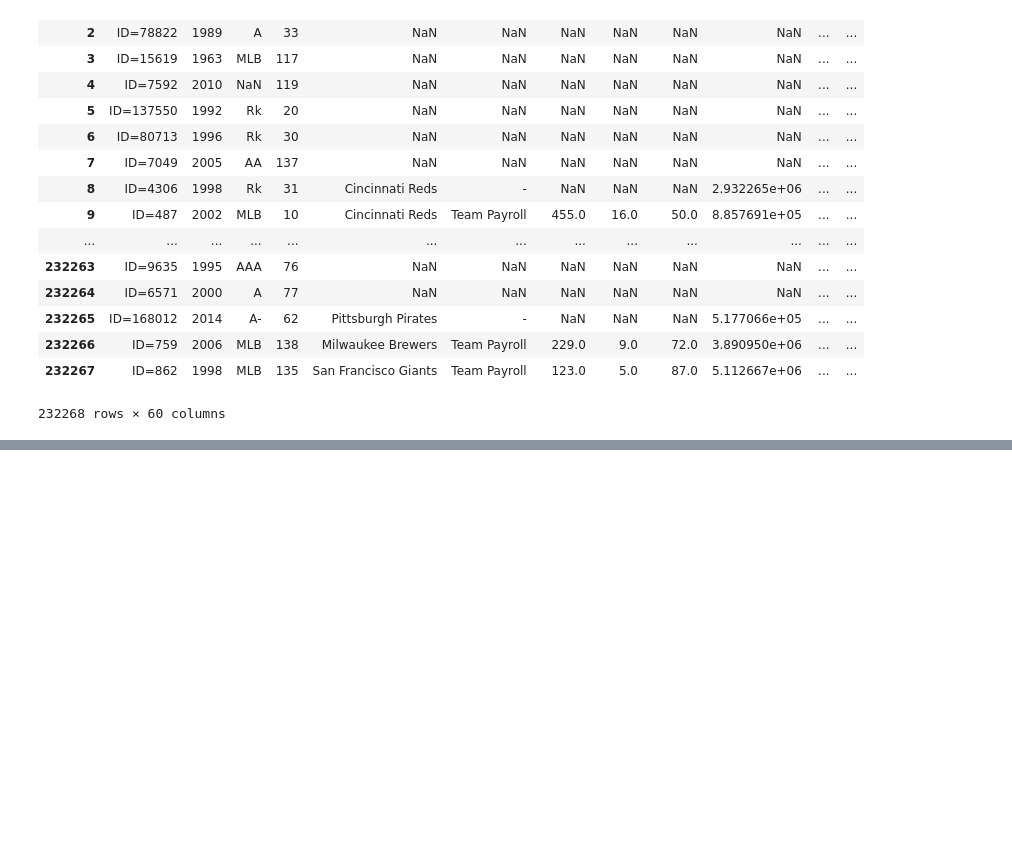
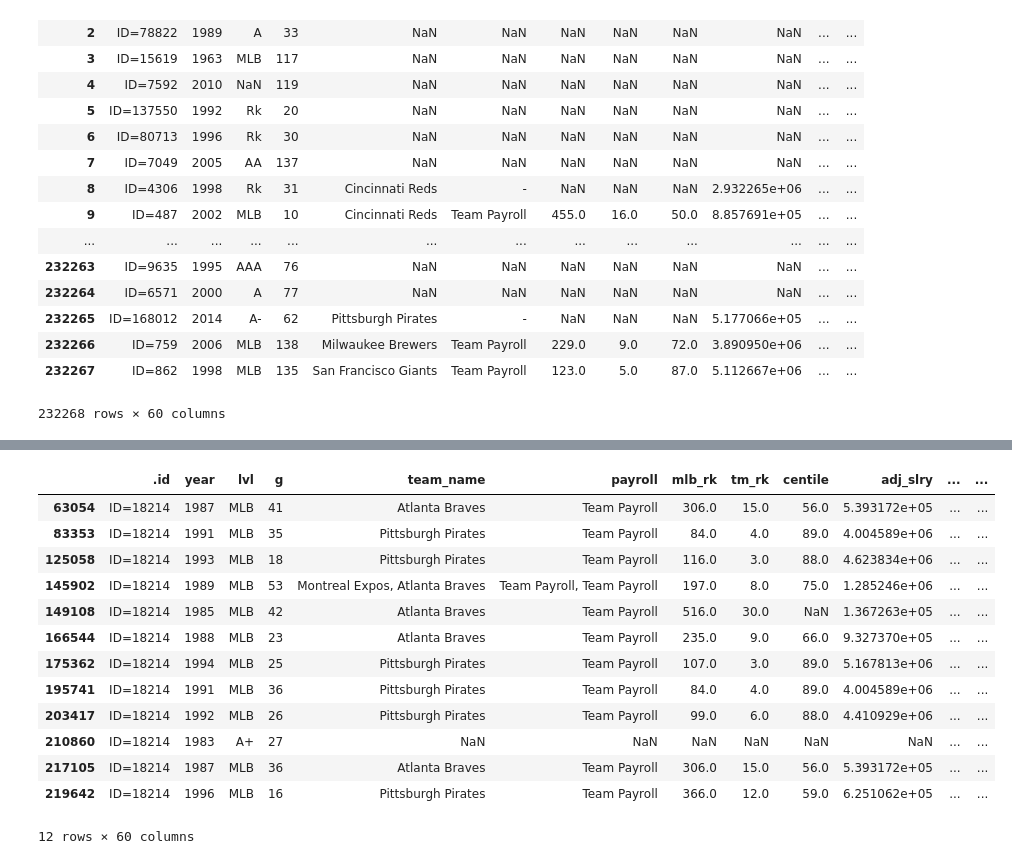
Before and after one commit to sumairshah/Pando-Baseball, a Jupyter notebook: PandoBaseball.ipynb, the cells around one changed output, grey strips where cells are left out. Cells and saved outputs as stored; diff of their text form; code cells hidden in the pictures; blank space fills up the shorter version.

```diff
--- a/PandoBaseball.ipynb
+++ b/PandoBaseball.ipynb
@@ -221,0 +440,17 @@ hitters
+# %%
+hitters[hitters.proper_name == 'Zane William Smith']
+# %% [output]
+|  | .id | year | lvl | g | team_name | payroll | mlb_rk | tm_rk | centile | adj_slry | ... | ... |
+| 63054 | ID=18214 | 1987 | MLB | 41 | Atlanta Braves | Team Payroll | 306.0 | 15.0 | 56.0 | 5.393172e+05 | ... | ... |
+| 83353 | ID=18214 | 1991 | MLB | 35 | Pittsburgh Pirates | Team Payroll | 84.0 | 4.0 | 89.0 | 4.004589e+06 | ... | ... |
+| 125058 | ID=18214 | 1993 | MLB | 18 | Pittsburgh Pirates | Team Payroll | 116.0 | 3.0 | 88.0 | 4.623834e+06 | ... | ... |
+| 145902 | ID=18214 | 1989 | MLB | 53 | Montreal Expos, Atlanta Braves | Team Payroll, Team Payroll | 197.0 | 8.0 | 75.0 | 1.285246e+06 | ... | ... |
+| 149108 | ID=18214 | 1985 | MLB | 42 | Atlanta Braves | Team Payroll | 516.0 | 30.0 | NaN | 1.367263e+05 | ... | ... |
+| 166544 | ID=18214 | 1988 | MLB | 23 | Atlanta Braves | Team Payroll | 235.0 | 9.0 | 66.0 | 9.327370e+05 | ... | ... |
+| 175362 | ID=18214 | 1994 | MLB | 25 | Pittsburgh Pirates | Team Payroll | 107.0 | 3.0 | 89.0 | 5.167813e+06 | ... | ... |
+| 195741 | ID=18214 | 1991 | MLB | 36 | Pittsburgh Pirates | Team Payroll | 84.0 | 4.0 | 89.0 | 4.004589e+06 | ... | ... |
+| 203417 | ID=18214 | 1992 | MLB | 26 | Pittsburgh Pirates | Team Payroll | 99.0 | 6.0 | 88.0 | 4.410929e+06 | ... | ... |
+| 210860 | ID=18214 | 1983 | A+ | 27 | NaN | NaN | NaN | NaN | NaN | NaN | ... | ... |
+| 217105 | ID=18214 | 1987 | MLB | 36 | Atlanta Braves | Team Payroll | 306.0 | 15.0 | 56.0 | 5.393172e+05 | ... | ... |
+| 219642 | ID=18214 | 1996 | MLB | 16 | Pittsburgh Pirates | Team Payroll | 366.0 | 12.0 | 59.0 | 6.251062e+05 | ... | ... |
+12 rows × 60 columns
```
Also changed, not shown: parts of 26 cells of this notebook.
